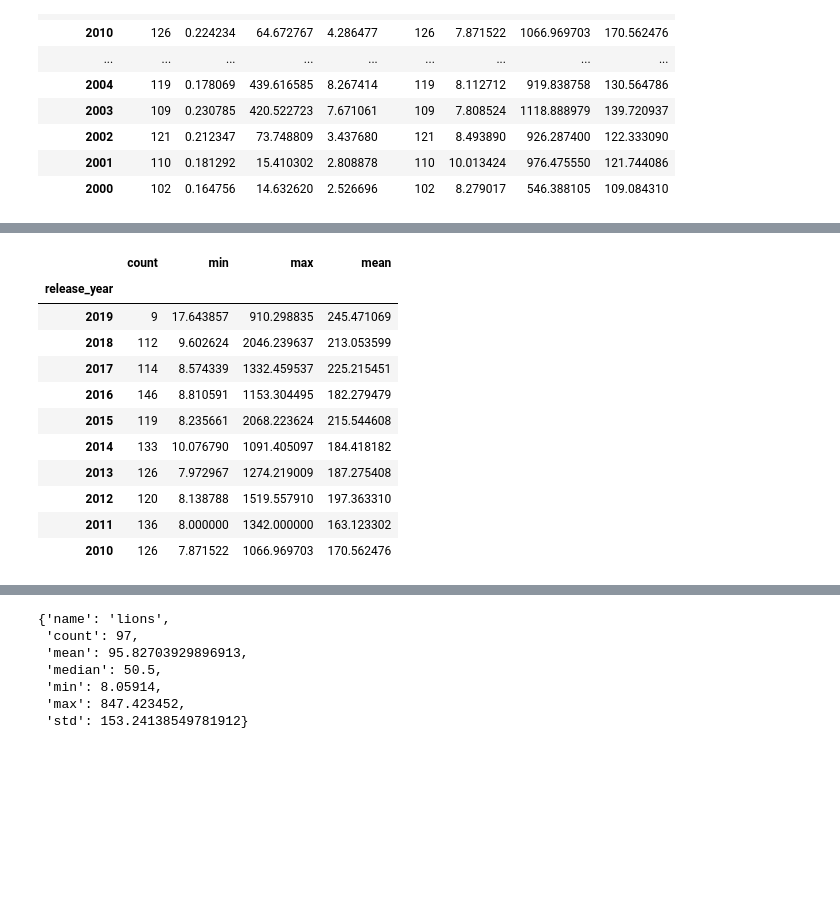
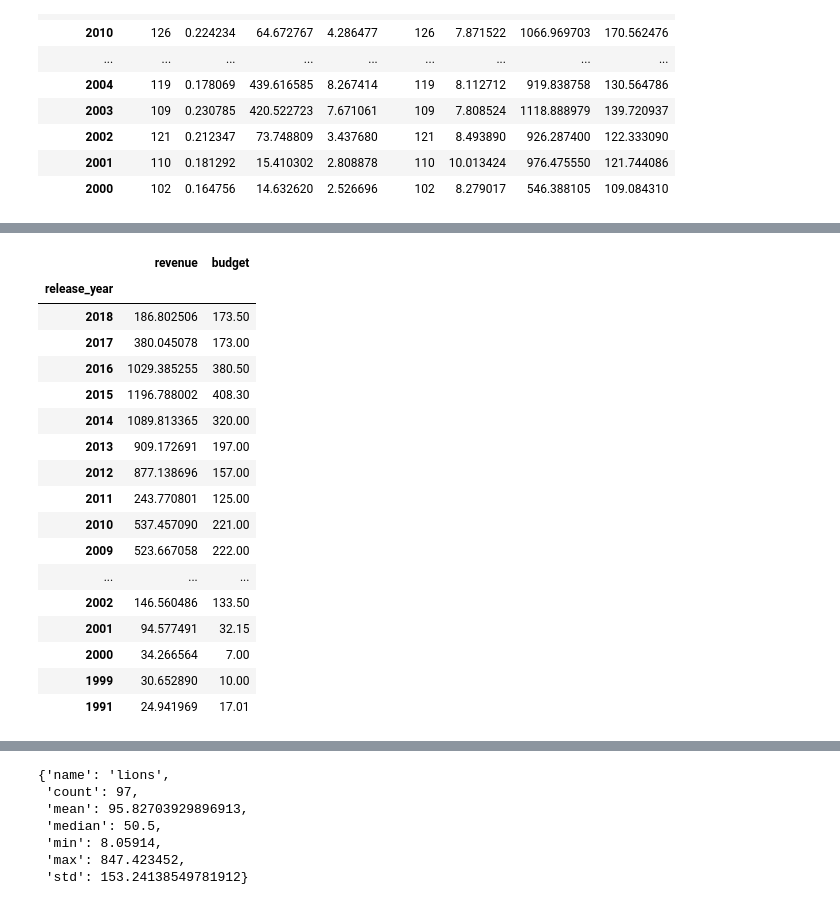
Before and after one commit to maks-p/mod_1_project_movies, a Jupyter notebook: mod-1-project-movies-2.ipynb, the cells around one changed output, grey strips where cells are left out. Cells and saved outputs as stored; diff of their text form; code cells hidden in the pictures; blank space fills up the shorter version.

```diff
--- a/mod-1-project-movies-2.ipynb
+++ b/mod-1-project-movies-2.ipynb
@@ -258,16 +331,22 @@ df.groupby('release_year')['multiple', 'revenue'].aggregate(['count', min, max,
 # %%
-df.groupby('release_year')['revenue'].aggregate(['count', min, max, 'mean']).sort_values('release_year', ascending=False).head(10)
+df.loc[(df['lion'] == True)].groupby('release_year')['revenue', 'budget'].sum().sort_values('release_year', ascending=False)
 # %% [output]
-|  | count | min | max | mean |
-| release_year |  |  |  |  |
-| 2019 | 9 | 17.643857 | 910.298835 | 245.471069 |
-| 2018 | 112 | 9.602624 | 2046.239637 | 213.053599 |
-| 2017 | 114 | 8.574339 | 1332.459537 | 225.215451 |
-| 2016 | 146 | 8.810591 | 1153.304495 | 182.279479 |
-| 2015 | 119 | 8.235661 | 2068.223624 | 215.544608 |
-| 2014 | 133 | 10.076790 | 1091.405097 | 184.418182 |
-| 2013 | 126 | 7.972967 | 1274.219009 | 187.275408 |
-| 2012 | 120 | 8.138788 | 1519.557910 | 197.363310 |
-| 2011 | 136 | 8.000000 | 1342.000000 | 163.123302 |
-| 2010 | 126 | 7.871522 | 1066.969703 | 170.562476 |
+|  | revenue | budget |
+| release_year |  |  |
+| 2018 | 186.802506 | 173.50 |
+| 2017 | 380.045078 | 173.00 |
+| 2016 | 1029.385255 | 380.50 |
+| 2015 | 1196.788002 | 408.30 |
+| 2014 | 1089.813365 | 320.00 |
+| 2013 | 909.172691 | 197.00 |
+| 2012 | 877.138696 | 157.00 |
+| 2011 | 243.770801 | 125.00 |
+| 2010 | 537.457090 | 221.00 |
+| 2009 | 523.667058 | 222.00 |
+| ... | ... | ... |
+| 2002 | 146.560486 | 133.50 |
+| 2001 | 94.577491 | 32.15 |
+| 2000 | 34.266564 | 7.00 |
+| 1999 | 30.652890 | 10.00 |
+| 1991 | 24.941969 | 17.01 |
 # %%
```
Also changed, not shown: parts of 20 cells of this notebook.
